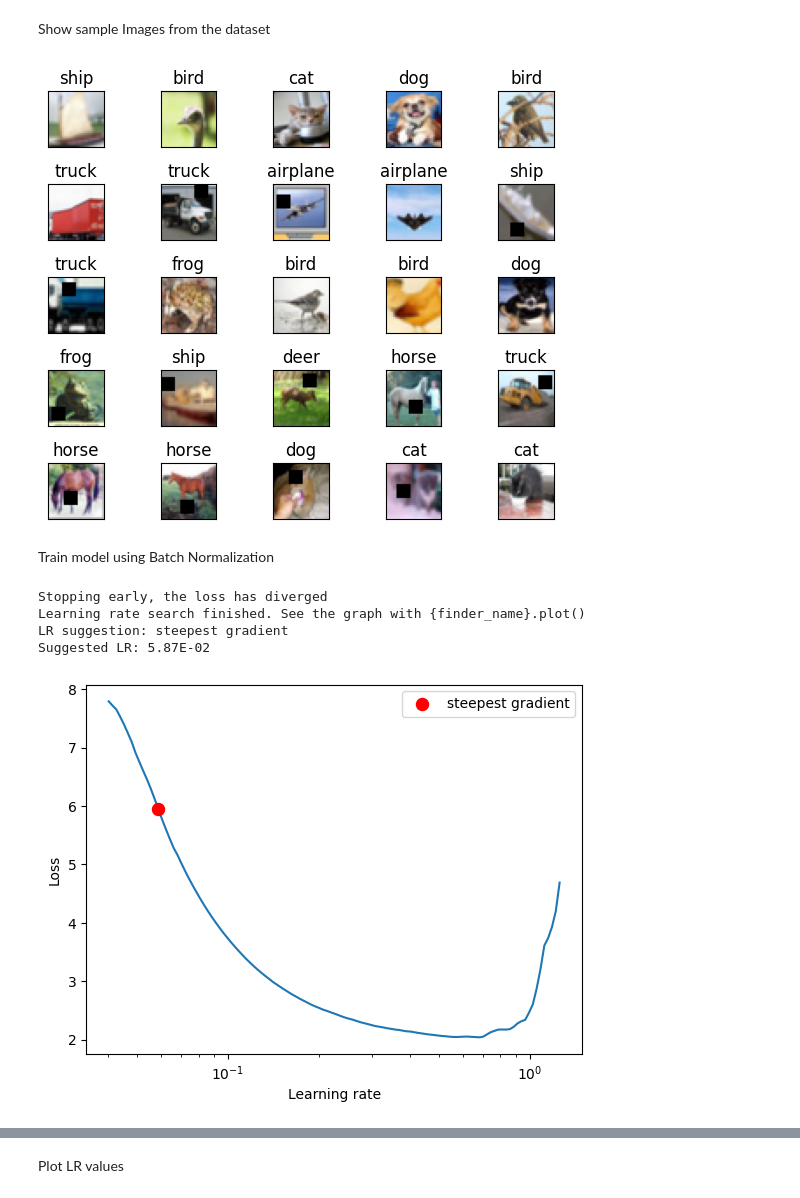
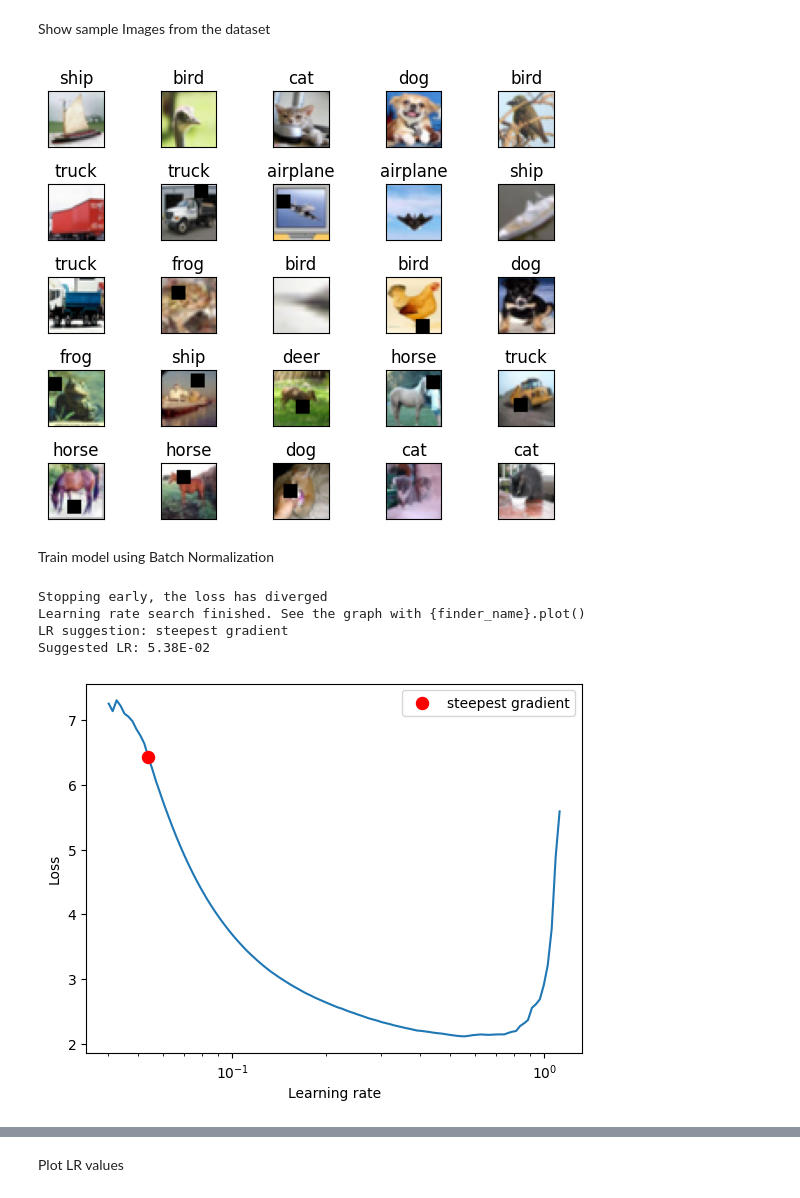
Before and after one commit to jyanivaddi/ERA_V1, a Jupyter notebook: session_10/s10.ipynb, the cells around one changed output, grey strips where cells are left out. Drawn from its saved outputs; the diff is of its cells as text; code cells hidden in the pictures.

```diff
--- a/session_10/s10.ipynb
+++ b/session_10/s10.ipynb
@@ -74,8 +74,9 @@ Define Transforms
 # %%
 train_transforms = A.Compose(
     [
-        A.augmentations.crops.transforms.CropAndPad(-4, p=0.5),
-        A.HorizontalFlip(p=0.5),
+        #A.augmentations.crops.transforms.CropAndPad(-4, p=0.5),
+        AA.crops.transforms.RandomResizedCrop(height = 32,width = 32,p=0.2),
+        A.HorizontalFlip(p=0.2),
         AA.dropout.coarse_dropout.CoarseDropout(max_holes = 1, max_height=8,
                                                 max_width=8, min_holes = 1,
                                                 min_height=8, min_width=8,
@@ -87,6 +88,7 @@ train_transforms = A.Compose(
     ]
 )
 test_transforms = A.Compose([
+
     A.Normalize(mean=(0.491,0.482,0.447),std=(0.247,0.244,0.262)),
     ToTensorV2(),
 ])
@@ -105,22 +143,22 @@ Show sample Images from the dataset
 # %%
 preview_images(train_loader,class_names, num_rows = 5, num_cols = 5)
 # %% [output]
-[figure, old version]
+[figure, new version]
 # %% [markdown]
 Train model using Batch Normalization
 # %%
-drop_out = 0.02
+drop_out = 0.0
 num_epochs=24
 resnet_model = CustomResnet(base_channels=3, num_classes=10,drop_out_probability=drop_out).to(device)
 criterion = nn.CrossEntropyLoss(reduction='mean')
 optim_obj = Optimization(resnet_model, device, train_loader, criterion, num_epochs)
 lr_history = find_best_lr(resnet_model, train_loader, optim_obj.optimizer, criterion, device)
 # %% [output]
 Stopping early, the loss has diverged
 Learning rate search finished. See the graph with {finder_name}.plot()
 LR suggestion: steepest gradient
-Suggested LR: 5.87E-02
+Suggested LR: 5.38E-02
-[figure, old version]
+[figure, new version]
 # %%
 from torch.optim.lr_scheduler import OneCycleLR
 #optim_obj.define_scheduler(max_lr=4.93E-2)
```
Also changed, not shown: parts of 5 cells of this notebook.
